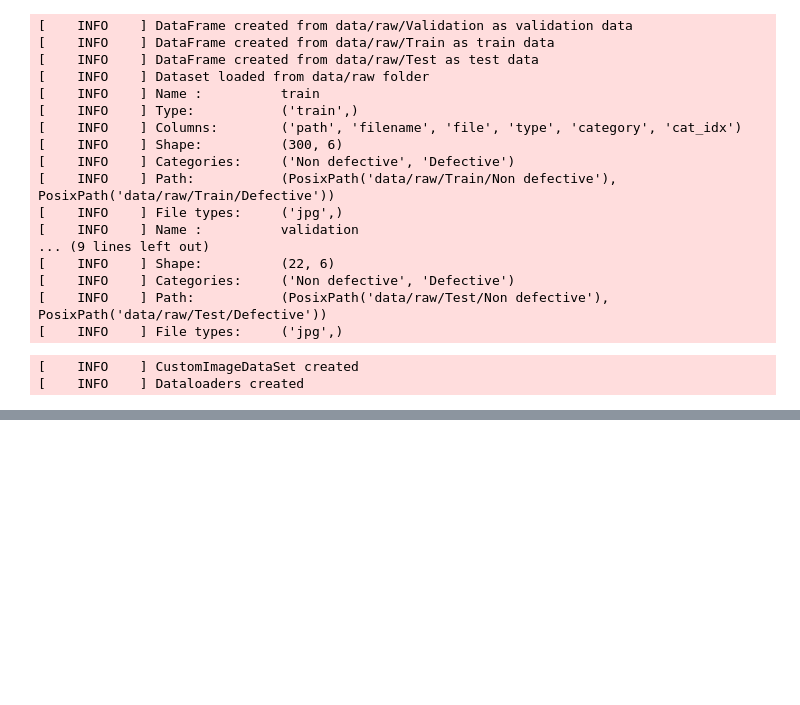
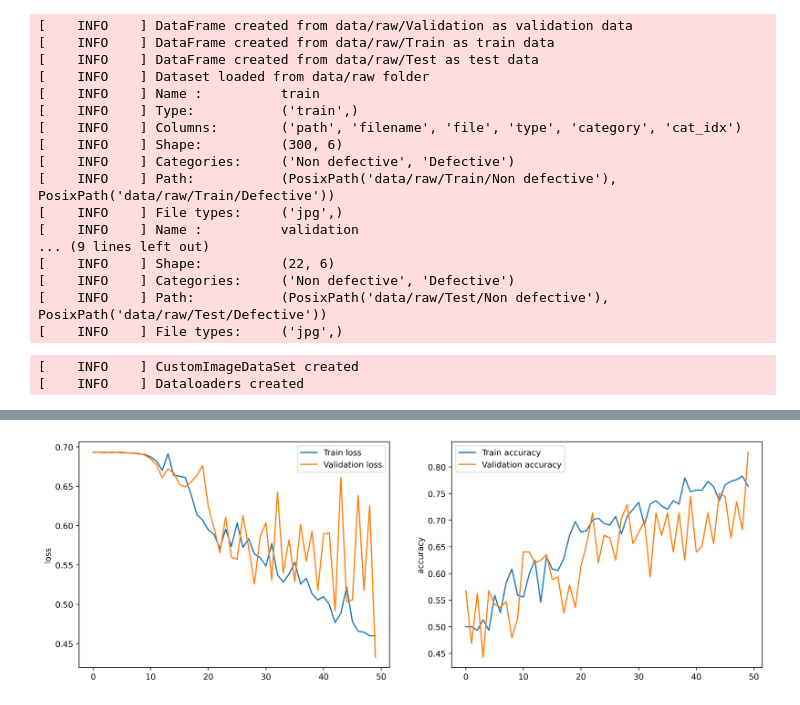
Before and after one commit to demustamas/project_work, a Jupyter notebook: project_work.ipynb, the cells around one changed output, grey strips where cells are left out. Cells and saved outputs as stored; diff of their text form; code cells hidden in the pictures; blank space fills up the shorter version.

```diff
--- a/project_work.ipynb
+++ b/project_work.ipynb
@@ -89,0 +117,4 @@ model.results.data
+# %%
+model.results.plot()
+# %% [output]
+[figure, added]
```
Also changed, not shown: parts of 4 cells of this notebook, 4 other files.
